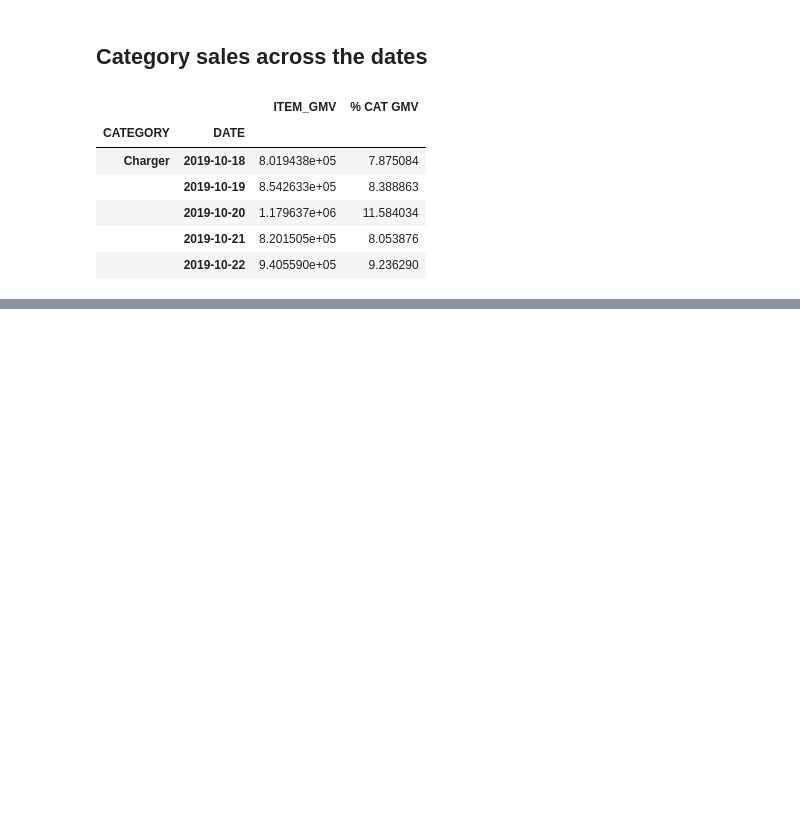
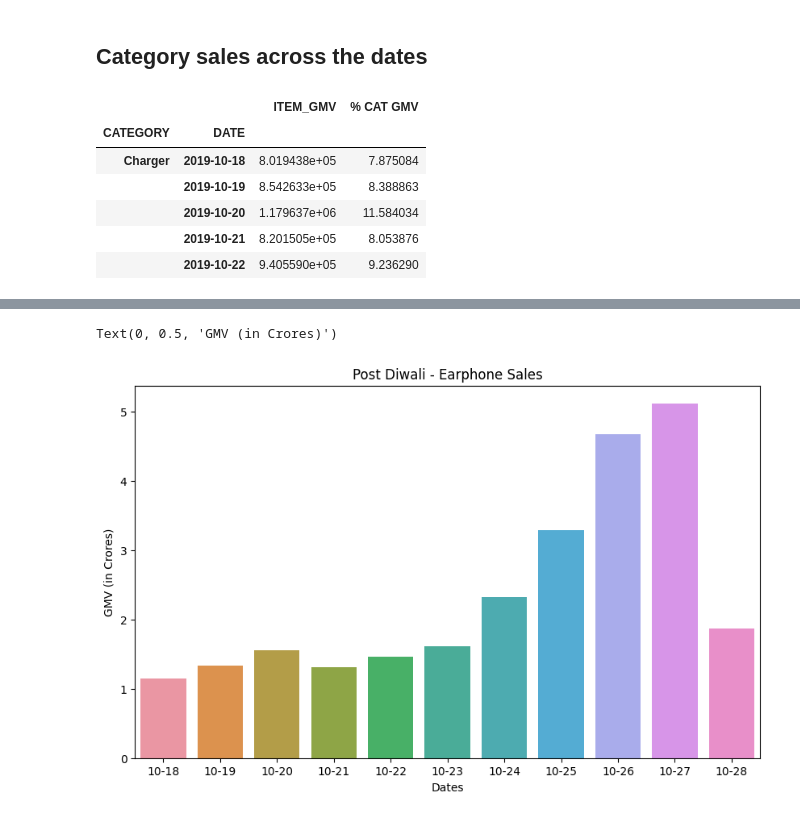
Before and after one commit to raahul42/Case-Comps, a Jupyter notebook: ByteCrunch/ByteCrunch post-diwa.ipynb, the cells around one changed output, grey strips where cells are left out. Drawn from its saved outputs; the diff is of its cells as text; code cells hidden in the pictures; blank space fills up the shorter version.

Commit message:
added labels to graphs

```diff
--- a/ByteCrunch/ByteCrunch post-diwa.ipynb
+++ b/ByteCrunch/ByteCrunch post-diwa.ipynb
@@ -302,0 +275,9 @@ See the caveats in the documentation: https://pandas.pydata.org/pandas-docs/stab
+# %%
+plt.figure(figsize=(10,6))
+ax=sns.barplot(x=dates,y=ear_gmv_datewise)
+ax.set_title('Post Diwali - Earphone Sales')
+ax.set_xlabel('Dates')
+ax.set_ylabel('GMV (in Crores)')
+# %% [output]
+Text(0, 0.5, 'GMV (in Crores)')
+[figure, added]
```
Also changed, not shown: parts of 15 cells of this notebook.
